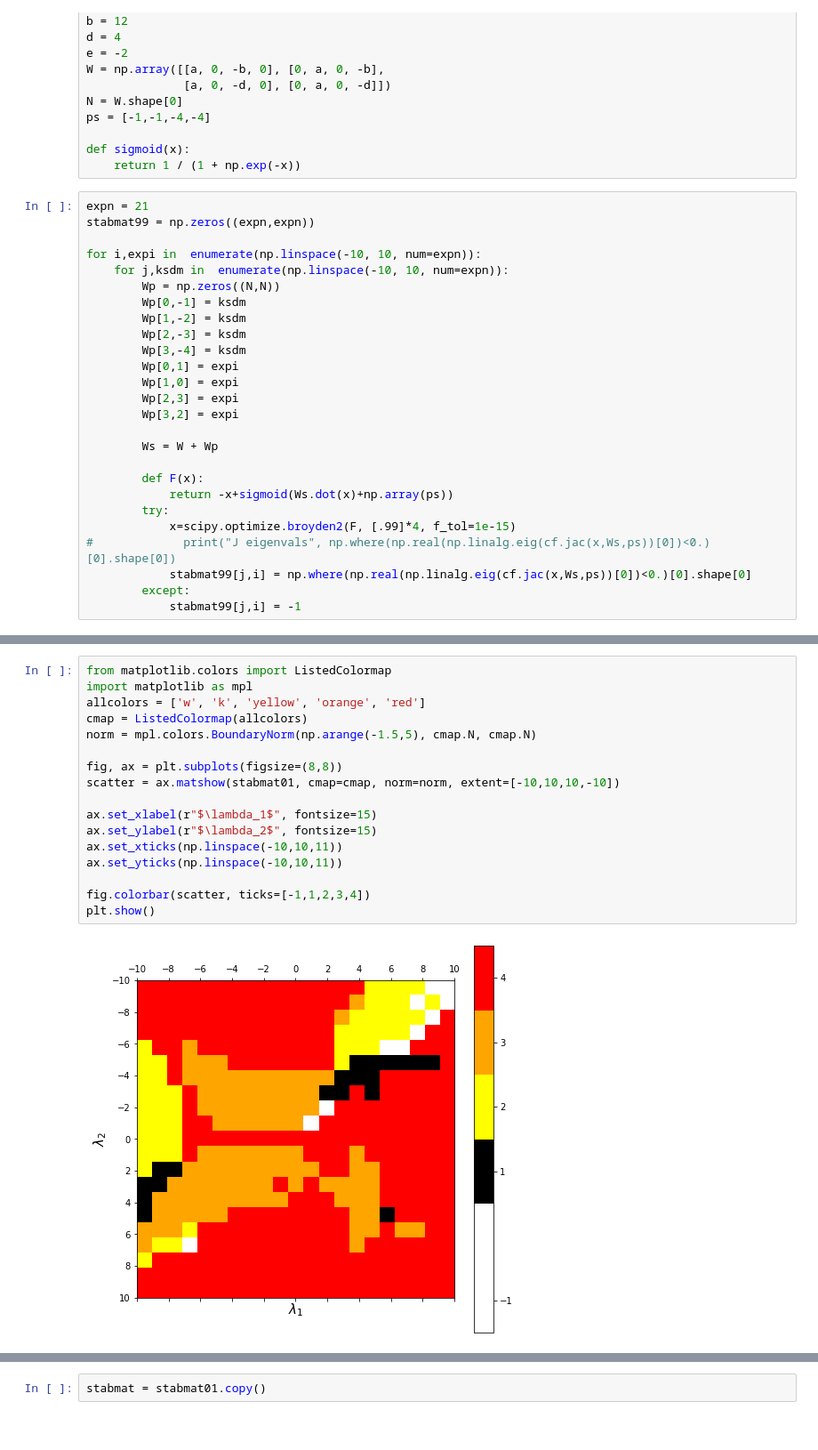
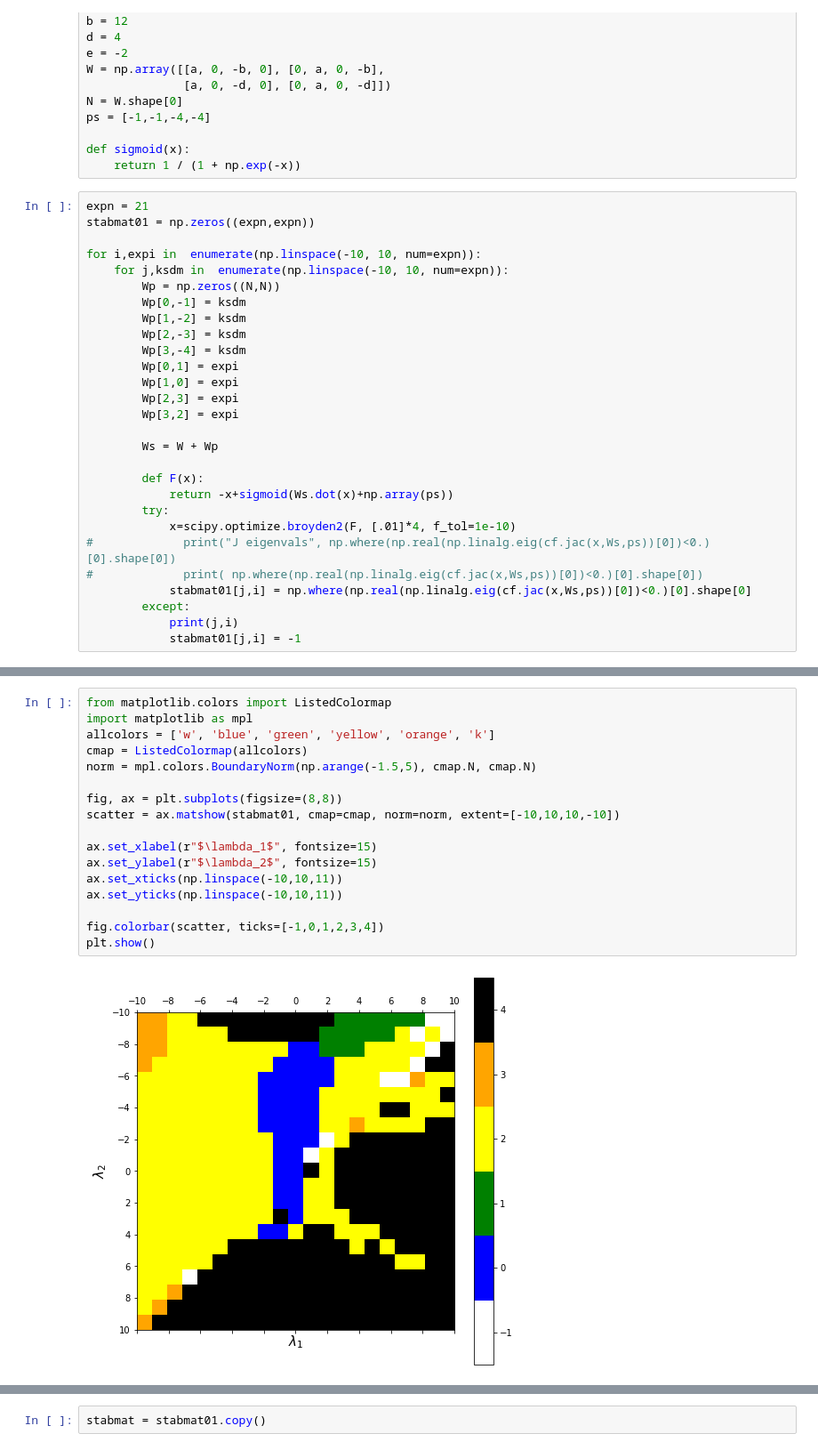
Before and after one commit to Asagodi/ATDS, a Jupyter notebook: WC/stabilities.ipynb, the cells around one changed output, grey strips where cells are left out. Shown at 89% size. Drawn from its saved outputs; the diff is of its cells as text.

```diff
--- a/WC/stabilities.ipynb
+++ b/WC/stabilities.ipynb
@@ -26,7 +26,7 @@ def sigmoid(x):
     return 1 / (1 + np.exp(-x))
 # %%
 expn = 21
-stabmat99 = np.zeros((expn,expn))
+stabmat01 = np.zeros((expn,expn))
 
 for i,expi in  enumerate(np.linspace(-10, 10, num=expn)):
     for j,ksdm in  enumerate(np.linspace(-10, 10, num=expn)):
@@ -45,8 +45,10 @@ for i,expi in  enumerate(np.linspace(-10, 10, num=expn)):
         def F(x):
             return -x+sigmoid(Ws.dot(x)+np.array(ps))
         try:
-            x=scipy.optimize.broyden2(F, [.99]*4, f_tol=1e-15)
+            x=scipy.optimize.broyden2(F, [.01]*4, f_tol=1e-10)
 #             print("J eigenvals", np.where(np.real(np.linalg.eig(cf.jac(x,Ws,ps))[0])<0.)[0].shape[0])
-            stabmat99[j,i] = np.where(np.real(np.linalg.eig(cf.jac(x,Ws,ps))[0])<0.)[0].shape[0]
+#             print( np.where(np.real(np.linalg.eig(cf.jac(x,Ws,ps))[0])<0.)[0].shape[0])
+            stabmat01[j,i] = np.where(np.real(np.linalg.eig(cf.jac(x,Ws,ps))[0])<0.)[0].shape[0]
         except:
-            stabmat99[j,i] = -1
+            print(j,i)
+            stabmat01[j,i] = -1
@@ -66,20 +108,20 @@ TypeError: colorbar() missing 1 required positional argument: 'mappable'
 # %%
 from matplotlib.colors import ListedColormap
 import matplotlib as mpl
-allcolors = ['w', 'k', 'yellow', 'orange', 'red']
+allcolors = ['w', 'blue', 'green', 'yellow', 'orange', 'k']
 cmap = ListedColormap(allcolors)
 norm = mpl.colors.BoundaryNorm(np.arange(-1.5,5), cmap.N, cmap.N)
 
 fig, ax = plt.subplots(figsize=(8,8))
 scatter = ax.matshow(stabmat01, cmap=cmap, norm=norm, extent=[-10,10,10,-10])
 
 ax.set_xlabel(r"$\lambda_1$", fontsize=15)
 ax.set_ylabel(r"$\lambda_2$", fontsize=15)
 ax.set_xticks(np.linspace(-10,10,11))
 ax.set_yticks(np.linspace(-10,10,11))
 
-fig.colorbar(scatter, ticks=[-1,1,2,3,4])
+fig.colorbar(scatter, ticks=[-1,0,1,2,3,4])
 plt.show()
 # %% [output]
-[figure, old version]
+[figure, new version]
 # %%
```
Also changed, not shown: parts of 16 cells of this notebook.
